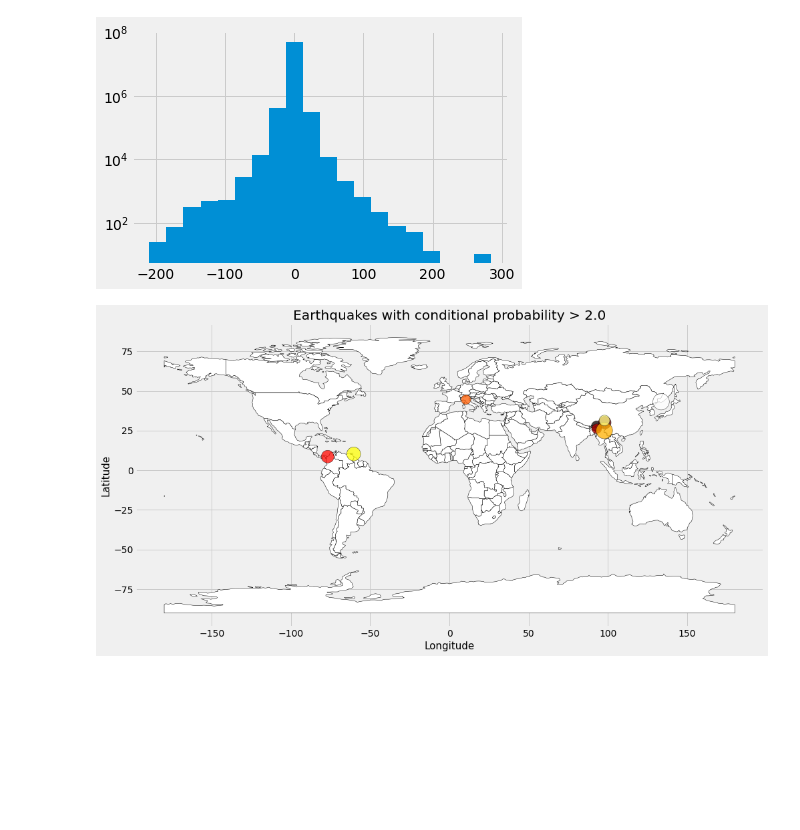
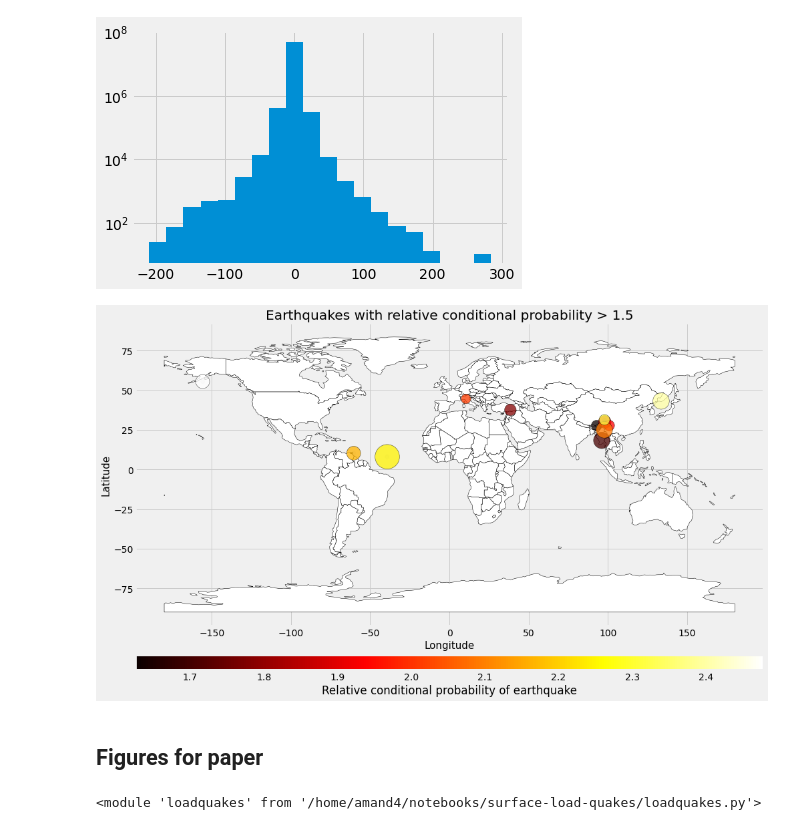
Before and after one commit to epic-research-group/surface-load-quakes, a Jupyter notebook: surface-load-mainshocks.ipynb, the cells around one changed output. Cells and saved outputs as stored; diff of their text form; code cells hidden in the pictures; blank space fills up the shorter version.

```diff
--- a/surface-load-mainshocks.ipynb
+++ b/surface-load-mainshocks.ipynb
@@ -201,0 +224,27 @@ probability_map(load_bounds,load_bounds.cp,
+# %%
+from mpl_toolkits.axes_grid1 import make_axes_locatable
+load_bounds = mainshock[mainshock['cp']>1.5]
+
+def probability_map_cb(load_bounds,color,label):
+
+    gdf = gpd.GeoDataFrame(load_bounds,
+                           geometry=gpd.points_from_xy(load_bounds.longitude,
+                                                       load_bounds.latitude))
+    world = gpd.read_file(gpd.datasets.get_path('naturalearth_lowres'))
+    ax = world.plot(color='white', edgecolor='black', figsize=(15,10))
+
+    gdf.plot(ax=ax, markersize = 1e-5*load_bounds.magnitude**10,
+             c=load_bounds.cp, alpha=0.75, cmap='hot',
+                edgecolor='k',legend=True)
+    divider = make_axes_locatable(ax)
+    cax = divider.append_axes("bottom", size="5%", pad=0.6)
+    gdf.plot(ax=ax,cax=cax,alpha=0.01,column=color,cmap='hot',legend=True,
+            legend_kwds={'label': "Relative conditional probability of earthquake",
+                            'orientation': "horizontal"})
+    ax.set_xlabel('Longitude', fontsize = 15)
+    ax.set_ylabel("Latitude", fontsize = 15)
+    ax.set_title(label)
+    plt.show()
+
+probability_map_cb(load_bounds,load_bounds.cp,
+                'Earthquakes with relative conditional probability > 1.5')
@@ -243,9 +333,9 @@ conditional_probability_rate = loadquakes.get_cond_probability(
 
 mainshock['cp_rate'] = conditional_probability_rate
 # %%
-load_bounds = mainshock[mainshock['cp_rate']>2.0]
+load_bounds = mainshock[mainshock['cp_rate']>1.5]
 
-probability_map(load_bounds,load_bounds.cp_rate,
-                'Earthquakes with conditional probability > 2.0')
+probability_map_cb(load_bounds,load_bounds.cp_rate,
+                'Earthquakes with relative conditional probability > 1.5')
 # %% [output]
-[figure, old version]
+[figure, new version]
@@ -253,0 +342,2 @@ len(mainshock.loading_rate)
+# %% [markdown]
+## Figures for paper
@@ -253,0 +370,4 @@ len(mainshock.loading_rate)
+# %%
+importlib.reload(loadquakes)
+# %% [output]
+<module 'loadquakes' from '/home/amand4/notebooks/surface-load-quakes/loadquakes.py'>
```
Also changed, not shown: parts of 21 cells of this notebook, 1 other file.
